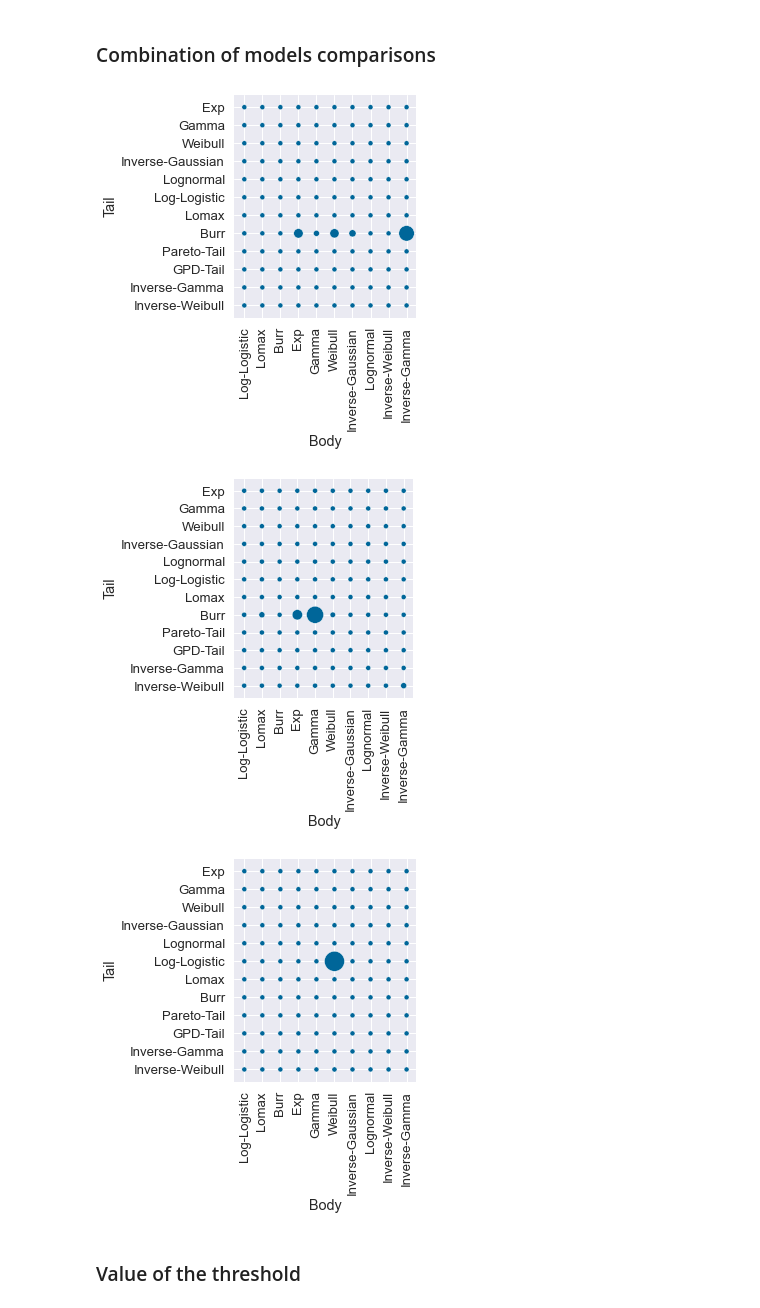
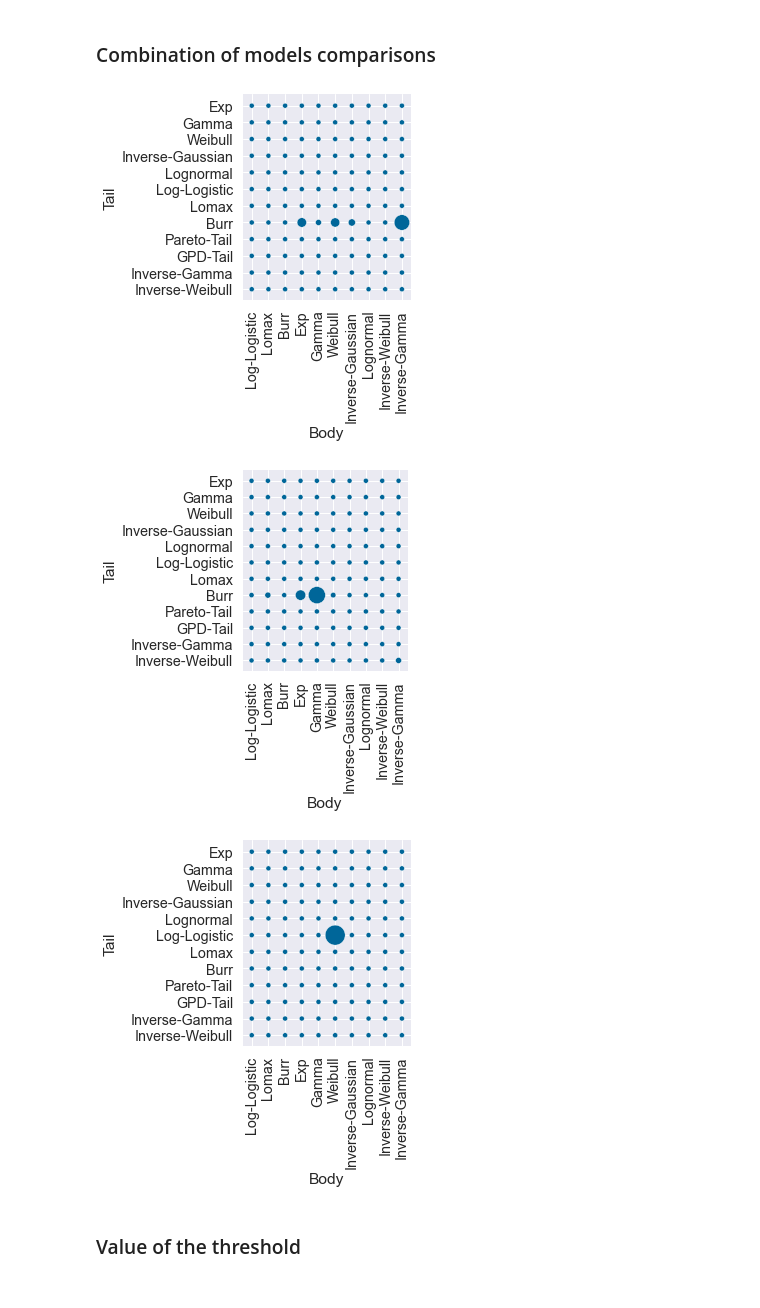
Before and after one commit to LaGauffre/SMCCompoMo, a Jupyter notebook: Notebooks/danish_fire_insurance.ipynb, the cells around one changed output. Drawn from its saved outputs; the diff is of its cells as text; code cells hidden in the pictures.

```diff
--- a/Notebooks/danish_fire_insurance.ipynb
+++ b/Notebooks/danish_fire_insurance.ipynb
@@ -80,19 +80,22 @@ for loss_model in loss_models:
     loss_model_df = pd.concat([loss_model_df, spliced_model_df_import])
     with open("../Data/Danish/trace_danish_"+loss_model+".obj", 'rb') as fp:
         fit_spliced_dic_import = pickle.load(fp)
+loss_model_df = loss_model_df.replace("disjoint", "discontinuous")
 # %% [markdown]
 ## Analysis of the composite models with free threshold
 
 ### Goodness of fit comparisons
 # %%
-selec = np.logical_and(np.logical_and(loss_model_df["Type"].values != None, loss_model_df["threshold_estimation"].values == "simultaneous") , loss_model_df["Type"].values != "simple")
+# selec = np.logical_and(np.logical_and(loss_model_df["Type"].values != None, loss_model_df["threshold_estimation"].values == "simultaneous") , loss_model_df["Type"].values != "simple")
+selec = np.logical_and(loss_model_df["Type"].values != None, loss_model_df["threshold_estimation"].values == "simultaneous")
 sub_df = loss_model_df.iloc[selec].reset_index(drop=True)
 sns.set_theme(style="white")
-fig, axs = plt.subplots(1, 2, sharex=True, figsize=(10,5))
+fig, axs = plt.subplots(1, 2, sharex=True, figsize=(8,4))
 g = sns.boxplot(ax = axs[0], x="Type", y="log_marg", data=loss_model_df.iloc[selec])
 g.set(xlabel="Composite model type", ylabel="Log Marginal Likelihood")
 for i,box in enumerate(g.artists):
     box.set_facecolor((0, 0.4, 0.6, 0.75))
+
 g = sns.boxplot(ax = axs[1], x="Type", y="Wass_dist", data=loss_model_df.iloc[selec])
 g.set(xlabel="Composite model type", ylabel="Quantile Distance")
 for i,box in enumerate(g.artists):
@@ -105,22 +108,22 @@ plt.savefig("../../SMCLoMo/Figures/boxplot_danish_log_marg_Wass_free_threshold.p
 # %% [markdown]
 ### Combination of models comparisons
 # %%
-
 sns.set_theme(style="white")
 
-compo_model_types = ["disjoint", "simple", "continuous"]
-sns.set(font_scale=1.2)
+compo_model_types = ["discontinuous", "simple", "continuous"]
+sns.set(font_scale=1.3)
 for compo_model_type in compo_model_types:
 
     s = np.logical_and(loss_model_df["Type"].values == compo_model_type, loss_model_df["threshold_estimation"].values == "simultaneous")
     sub_df = loss_model_df.iloc[s].reset_index(drop=True)
     model_grid(sub_df, "log_marg", 0.01, 0.01)
+    # fig.figure(figsize=[5,5])
     fig.tight_layout()
     plt.savefig("../../SMCLoMo/Figures/model_grid_danish_w_"+compo_model_type+"_free_threshold.pdf", bbox_inches='tight')
 # %% [output]
-[figure, old version]
+[figure, new version]
-[figure, old version]
+[figure, new version]
-[figure, old version]
+[figure, new version]
 # %% [markdown]
 ### Value of the threshold
 # %%
```
Also changed, not shown: parts of 18 cells of this notebook, 3 other files.
